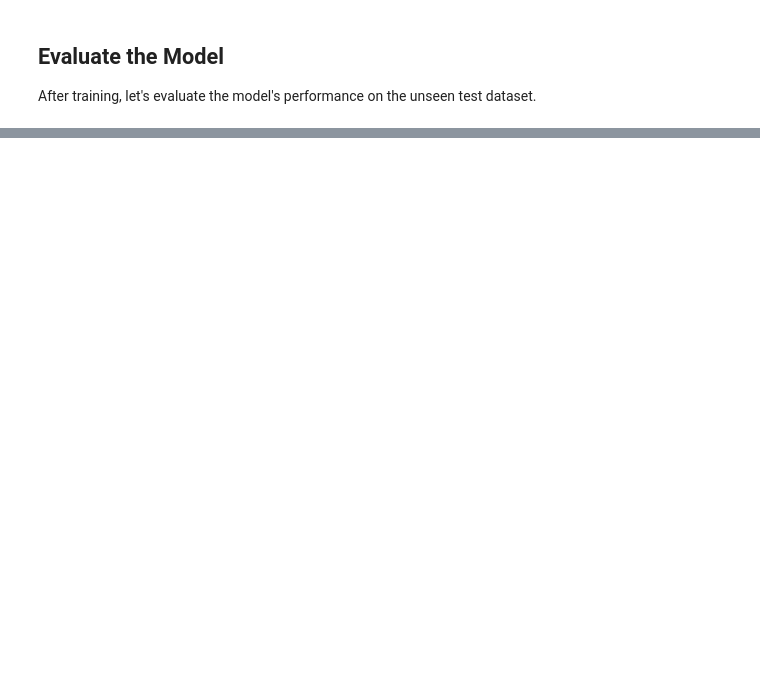
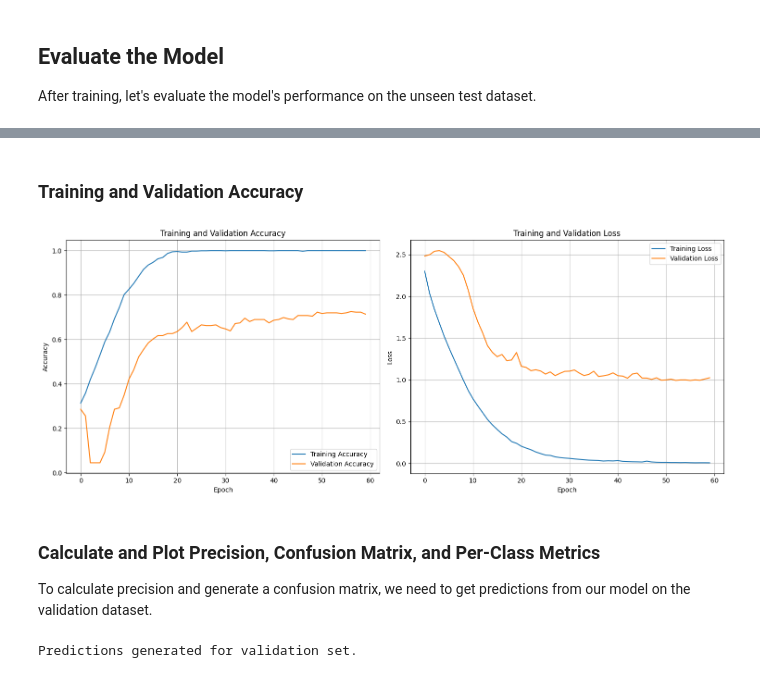
Before and after one commit to Pahul0516/Person_CNN_App, a Jupyter notebook: notebooks/ResNet50_lfw/ResNet50.ipynb, the cells around one changed output, grey strips where cells are left out. Saved outputs shown, nothing was run; the diff lists cells and outputs as text; code cells hidden in the pictures; blank space fills up the shorter version.

```diff
--- a/notebooks/ResNet50_lfw/ResNet50.ipynb
+++ b/notebooks/ResNet50_lfw/ResNet50.ipynb
@@ -216,7 +221,7 @@ Now, let's train the model using the prepared training and validation datasets.
 
 Now, let's retrain the model using the augmented training dataset and the normalized validation dataset. We will use the same model architecture as before, but with the benefit of improved data.
 # %%
-epochs = 30
+epochs = 60
 
 # Retraining with fine-tuning and smaller learning rate
 history = model.fit(
@@ -259,0 +257,54 @@ Test Accuracy: 0.0099
+# %% [markdown]
+### Training and Validation Accuracy
+# %%
+import matplotlib.pyplot as plt
+
+plt.figure(figsize=(15, 6))
+
+# Subplot for Training and Validation Accuracy
+plt.subplot(1, 2, 1) # 1 row, 2 columns, first plot
+plt.plot(history.history['accuracy'], label='Training Accuracy')
+plt.plot(history.history['val_accuracy'], label='Validation Accuracy')
+plt.title('Training and Validation Accuracy')
+plt.xlabel('Epoch')
+plt.ylabel('Accuracy')
+plt.legend()
+plt.grid(True)
+
+# Subplot for Training and Validation Loss
+plt.subplot(1, 2, 2) # 1 row, 2 columns, second plot
+plt.plot(history.history['loss'], label='Training Loss')
+plt.plot(history.history['val_loss'], label='Validation Loss')
+plt.title('Training and Validation Loss')
+plt.xlabel('Epoch')
+plt.ylabel('Loss')
+plt.legend()
+plt.grid(True)
+
+plt.tight_layout() # Adjust layout to prevent overlapping titles/labels
+plt.show()
+# %% [output]
+[figure, added]
+# %% [markdown]
+### Calculate and Plot Precision, Confusion Matrix, and Per-Class Metrics
+
+To calculate precision and generate a confusion matrix, we need to get predictions from our model on the validation dataset.
+# %%
+import numpy as np
+from sklearn.metrics import classification_report, confusion_matrix, ConfusionMatrixDisplay
+
+# Get true labels and predicted labels for the validation set
+val_labels = []
+val_predictions = []
+
+for images, labels in val_ds_final:
+    val_labels.extend(labels.numpy())
+    preds = model.predict(images, verbose=0)
+    val_predictions.extend(np.argmax(preds, axis=1))
+
+val_labels = np.array(val_labels)
+val_predictions = np.array(val_predictions)
+
+print("Predictions generated for validation set.")
+# %% [output]
+Predictions generated for validation set.
```
Also changed, not shown: parts of 11 cells of this notebook, 6 other files.
